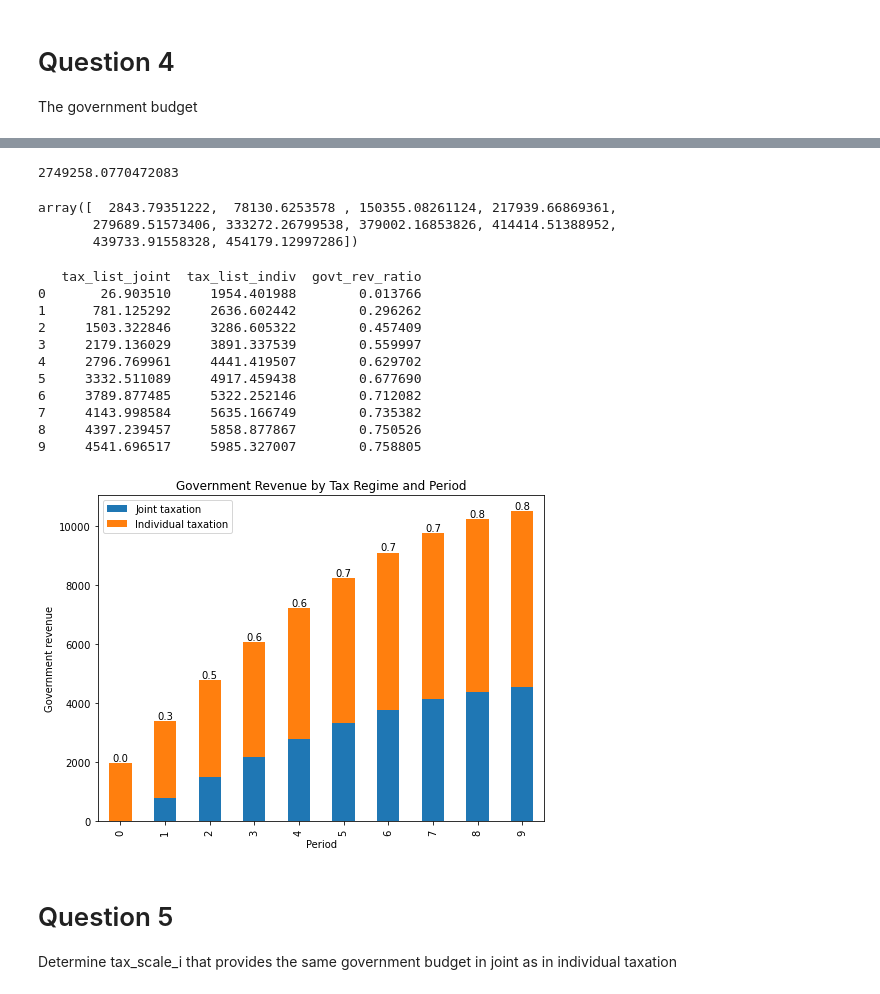
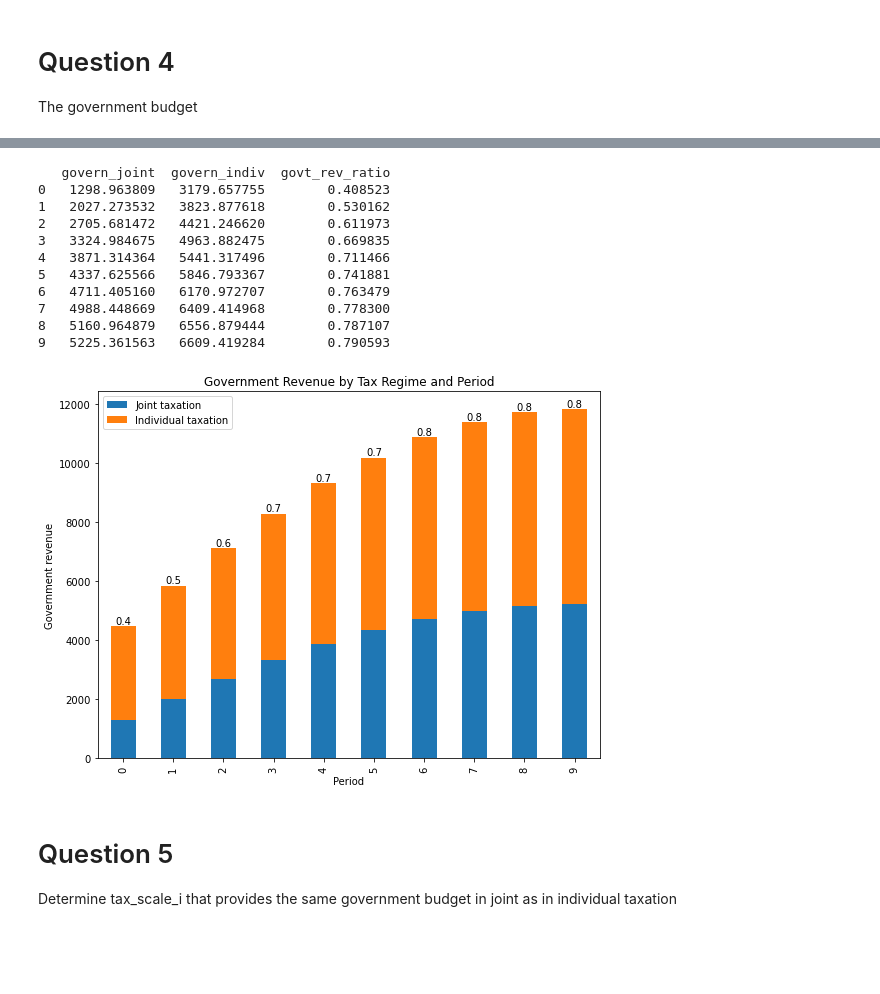
Before and after one commit to tpf512/Household_Assignment1, a Jupyter notebook: Assignment. (2).ipynb, the cells around one changed output, grey strips where cells are left out. Drawn from its saved outputs; the diff is of its cells as text; code cells hidden in the pictures; blank space fills up the shorter version.

```diff
--- a/Assignment. (2).ipynb
+++ b/Assignment. (2).ipynb
@@ -50,6 +50,8 @@ from mpl_toolkits import mplot3d
 from scipy.optimize import root_scalar
 
 import pandas as pd
+
+figpath = r"/Users/bruger/Desktop/HouseholdBehaviorCourse/06/Figures"
 # %% [markdown]
 # Question 1
 # %%
@@ -101,8 +108,8 @@ $$
 I implement this via the switch `par.joint_tax=False`.
 # %%
 # Initiate two models with the two different tax regimes
-model3 = model.copy(par={'weight_u': False,'joint_tax': True})
-model4 = model.copy(par={'weight_u': False,'joint_tax': False})
+model3 = model.copy(par={'joint_tax': True})
+model4 = model.copy(par={'joint_tax': False})
 # %%
 # Solve and simulate model. Initiate
 model3.solve()
@@ -195,61 +197,51 @@ tax_list = [getattr(model3.sim,'tax_hh'), getattr(model4.sim,'tax_hh')]
-# %%
-x = np.sum(model3.sim.tax_hh)
-print(x)
-# %% [output]
-2749258.0770472083
 # %%
 # Homogenous agents (I can just multiply with a 1.000)
-tax_list_joint = (tax_list[0][0])*model3.par.simN # 0: joint taxation, 0: first  (individuals are homogenous and have same tax payments --> I can multiply with number of individuals)
-tax_list_indiv = (tax_list[1][0])*model4.par.simN # 1: individual taxation, 0: first observation (individuals are homogenous and have same tax payments --> I can multiply with number of individuals)
-total_tax_joint = sum(tax_list_joint) # sum over all periods
-total_tax_indiv = sum(tax_list_indiv) # sum over all periods
-diff_y = tax_list_indiv - tax_list_joint # diff in each period
-diff_t = total_tax_indiv - total_tax_joint # total diff
+govern_joint_y = np.sum(model3.sim.tax_hh,axis=0) # 0: joint taxation, 0: first  (individuals are homogenous and have same tax payments --> I can multiply with number of individuals)
+govern_indiv_y = np.sum(model4.sim.tax_hh,axis=0) # 1: individual taxation, 0: first observation (individuals are homogenous and have same tax payments --> I can multiply with number of individuals)
+govern_joint_t = sum(govern_joint_y) # sum over all periods
+govern_indiv_t  = sum(govern_indiv_y) # sum over all periods
+diff_y = govern_indiv_y - govern_joint_y  # diff in each period
+diff_t = govern_indiv_t - govern_joint_t # total diff
-# %%
-tax_list_joint = (tax_list[0][0])*model3.par.simN
-tax_list_joint
-# %% [output]
-array([  2843.79351222,  78130.6253578 , 150355.08261124, 217939.66869361,
-       279689.51573406, 333272.26799538, 379002.16853826, 414414.51388952,
-       439733.91558328, 454179.12997286])
 # %%
 # create dataframe for government revenue in the two regimes
-df = pd.DataFrame({'tax_list_joint': tax_list_joint, 'tax_list_indiv': tax_list_indiv})
+df = pd.DataFrame({'govern_joint': govern_joint_y, 'govern_indiv': govern_indiv_y})
 df = df.div(100)
-df['govt_rev_ratio'] = df['tax_list_joint'] / df['tax_list_indiv']
+df['govt_rev_ratio'] = df['govern_joint'] / df['govern_indiv']
 print(df)
 # %% [output]
-   tax_list_joint  tax_list_indiv  govt_rev_ratio
-0       26.903510     1954.401988        0.013766
-1      781.125292     2636.602442        0.296262
-2     1503.322846     3286.605322        0.457409
-3     2179.136029     3891.337539        0.559997
-4     2796.769961     4441.419507        0.629702
-5     3332.511089     4917.459438        0.677690
-6     3789.877485     5322.252146        0.712082
-7     4143.998584     5635.166749        0.735382
-8     4397.239457     5858.877867        0.750526
-9     4541.696517     5985.327007        0.758805
+   govern_joint  govern_indiv  govt_rev_ratio
+0   1298.963809   3179.657755        0.408523
+1   2027.273532   3823.877618        0.530162
+2   2705.681472   4421.246620        0.611973
+3   3324.984675   4963.882475        0.669835
+4   3871.314364   5441.317496        0.711466
+5   4337.625566   5846.793367        0.741881
+6   4711.405160   6170.972707        0.763479
+7   4988.448669   6409.414968        0.778300
+8   5160.964879   6556.879444        0.787107
+9   5225.361563   6609.419284        0.790593
 # %%
 # Create a stacked bar chart
 ax = df.plot(kind='bar', stacked=True, figsize=(8,6))
 
 # Add labels and title
 ax.set_xlabel('Period')
 ax.set_ylabel('Government revenue')
 ax.set_title('Government Revenue by Tax Regime and Period')
 
 # Add legends
 ax.legend(['Joint taxation', 'Individual taxation'])
 
 # Add the difference values as annotations above the bars
 for i, v in enumerate(df['govt_rev_ratio']):
     ax.annotate("{:.1f}".format(v), xy=(i, df.sum(axis=1)[i]), ha='center', va='bottom')
 
-# Show the plot
-plt.show()
+# Save the plot as a figure
+fig = ax.get_figure()
+fig.tight_layout()
+fig.savefig(figpath + r"/no4.pdf", edgecolor='k')
 # %% [output]
-[figure, old version]
+[figure, new version]
 # %% [markdown]
 # Question 5
 Determine tax_scale_i that provides the same government budget in joint as in individual taxation
```
Also changed, not shown: parts of 20 cells of this notebook, 1 other file.
